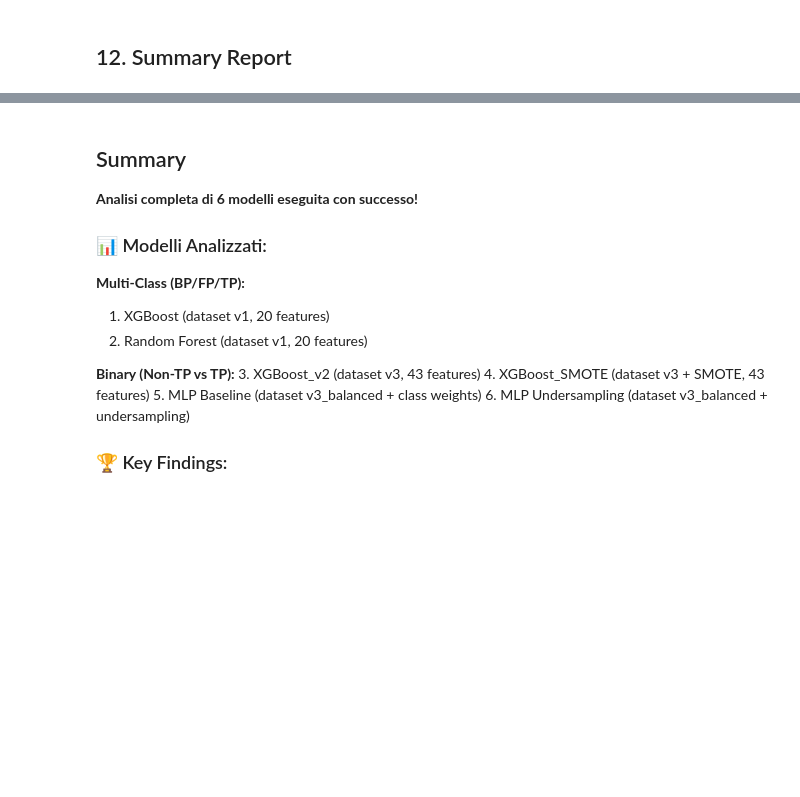
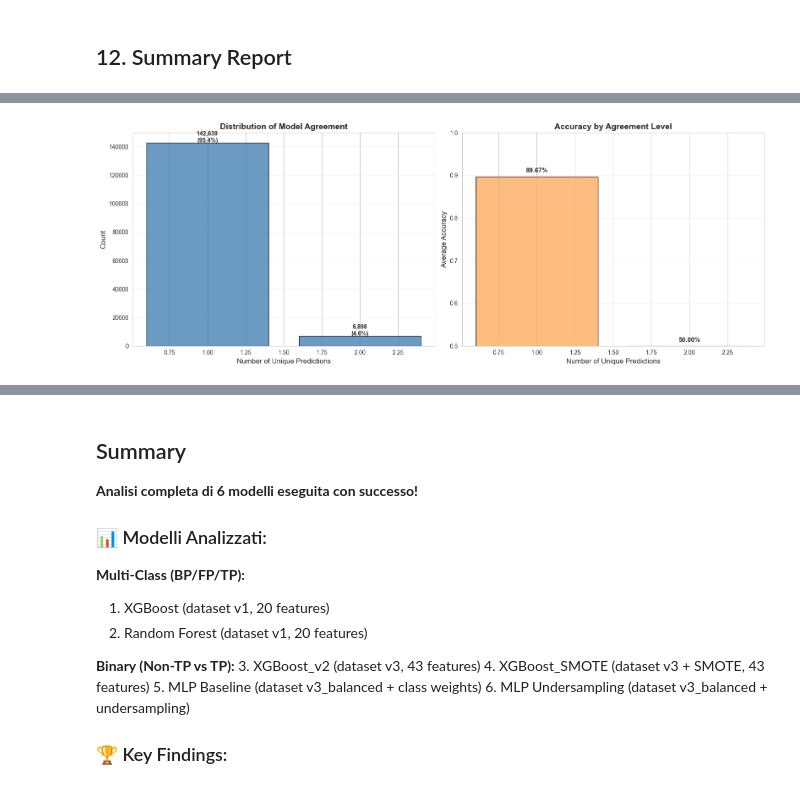
Before and after one commit to DataScience-Golddiggers/Dora-the-Data-Explorer, a Jupyter notebook: notebook/Test_12 - ModelComparison.ipynb, the cells around one changed output, grey strips where cells are left out. Drawn from its saved outputs; the diff is of its cells as text; code cells hidden in the pictures; blank space fills up the shorter version.

```diff
--- a/notebook/Test_12 - ModelComparison.ipynb
+++ b/notebook/Test_12 - ModelComparison.ipynb
@@ -623,0 +845,94 @@ ActionGranular_freq_mean      2        50.0
+# %%
+# Analizza agreement tra modelli
+model_cols = [col for col in predictions_df.columns if col != 'True_Label']
+
+# 1. Calcola agreement rate per ogni coppia di modelli
+print("=" * 80)
+print("PAIRWISE AGREEMENT RATE (% of predictions that match)")
+print("=" * 80)
+
+for i, model1 in enumerate(model_cols):
+    for model2 in model_cols[i+1:]:
+        agreement = (predictions_df[model1] == predictions_df[model2]).mean()
+        print(f"{model1:20s} vs {model2:20s}: {agreement:.2%}")
+
+# 2. Identifica casi dove TUTTI i modelli concordano
+if len(model_cols) >= 2:
+    all_agree = predictions_df[model_cols].nunique(axis=1) == 1
+    all_correct = all_agree & (predictions_df[model_cols[0]] == predictions_df['True_Label'])
+    all_wrong = all_agree & (predictions_df[model_cols[0]] != predictions_df['True_Label'])
+
+    print("\n" + "=" * 80)
+    print("CONSENSUS ANALYSIS")
+    print("=" * 80)
+    print(f"Tutti i modelli concordano:        {all_agree.sum():7,} samples ({all_agree.mean():.2%})")
+    print(f"  → Tutti corretti:                {all_correct.sum():7,} samples ({all_correct.mean():.2%})")
+    print(f"  → Tutti sbagliati:               {all_wrong.sum():7,} samples ({all_wrong.mean():.2%})")
+    print(f"Modelli discordano:                {(~all_agree).sum():7,} samples ({(~all_agree).mean():.2%})")
+    print("=" * 80)
+
+# 3. Analizza accuracy quando i modelli concordano vs discordano
+if len(model_cols) >= 2:
+    agree_accuracy = (predictions_df[all_agree][model_cols[0]] == predictions_df[all_agree]['True_Label']).mean()
+    disagree_accuracy = []
+    for model in model_cols:
+        acc = (predictions_df[~all_agree][model] == predictions_df[~all_agree]['True_Label']).mean()
+        disagree_accuracy.append(acc)
+
+    print("\n💡 INSIGHT:")
+    print(f"  Quando i modelli CONCORDANO → Accuracy: {agree_accuracy:.2%}")
+    print(f"  Quando i modelli DISCORDANO → Accuracy media: {np.mean(disagree_accuracy):.2%}")
+    print(f"  → Differenza: {(agree_accuracy - np.mean(disagree_accuracy)):.2%}")
+    print("\n  ✓ Alta confidence quando concordano, incertezza quando discordano")
+
+# 4. Visualizza distribution of agreements
+fig, axes = plt.subplots(1, 2, figsize=(16, 6))
+
+# Left: Agreement distribution
+ax = axes[0]
+agreement_counts = predictions_df[model_cols].nunique(axis=1)
+agreement_dist = agreement_counts.value_counts().sort_index()
+
+bars = ax.bar(agreement_dist.index, agreement_dist.values, color='steelblue', alpha=0.8, edgecolor='black')
+ax.set_xlabel('Number of Unique Predictions', fontsize=12)
+ax.set_ylabel('Count', fontsize=12)
+ax.set_title('Distribution of Model Agreement', fontsize=14, fontweight='bold')
+ax.grid(axis='y', alpha=0.3)
+
+# Aggiungi percentuali
+for i, (idx, val) in enumerate(agreement_dist.items()):
+    pct = val / len(predictions_df) * 100
+    ax.text(idx, val + 500, f'{val:,}\n({pct:.1f}%)', ha='center', fontsize=10, fontweight='bold')
+
+# Right: Accuracy by agreement level
+ax = axes[1]
+accuracy_by_agreement = []
+agreement_levels = sorted(agreement_counts.unique())
+
+for level in agreement_levels:
+    mask = agreement_counts == level
+    acc_list = []
+    for model in model_cols:
+        acc = (predictions_df[mask][model] == predictions_df[mask]['True_Label']).mean()
+        acc_list.append(acc)
+    accuracy_by_agreement.append(np.mean(acc_list))
+
+colors_gradient = plt.cm.RdYlGn(np.linspace(0.3, 0.9, len(agreement_levels)))
+bars = ax.bar(agreement_levels, accuracy_by_agreement, color=colors_gradient, alpha=0.8, edgecolor='black')
+
+ax.set_xlabel('Number of Unique Predictions', fontsize=12)
+ax.set_ylabel('Average Accuracy', fontsize=12)
+ax.set_title('Accuracy by Agreement Level', fontsize=14, fontweight='bold')
+ax.grid(axis='y', alpha=0.3)
+ax.set_ylim(0.5, 1.0)
+
+# Aggiungi valori
+for i, (level, acc) in enumerate(zip(agreement_levels, accuracy_by_agreement)):
+    ax.text(level, acc + 0.01, f'{acc:.2%}', ha='center', fontsize=11, fontweight='bold')
+
+plt.tight_layout()
+plt.savefig('../models/model_agreement_analysis.png', dpi=300, bbox_inches='tight')
+plt.show()
+
+print("\n✅ Grafico salvato: ../models/model_agreement_analysis.png")
+# %% [output]
@@ -623,0 +959 @@ ActionGranular_freq_mean      2        50.0
+[figure, added]
```
Also changed, not shown: parts of 13 cells of this notebook, 10 other files.
